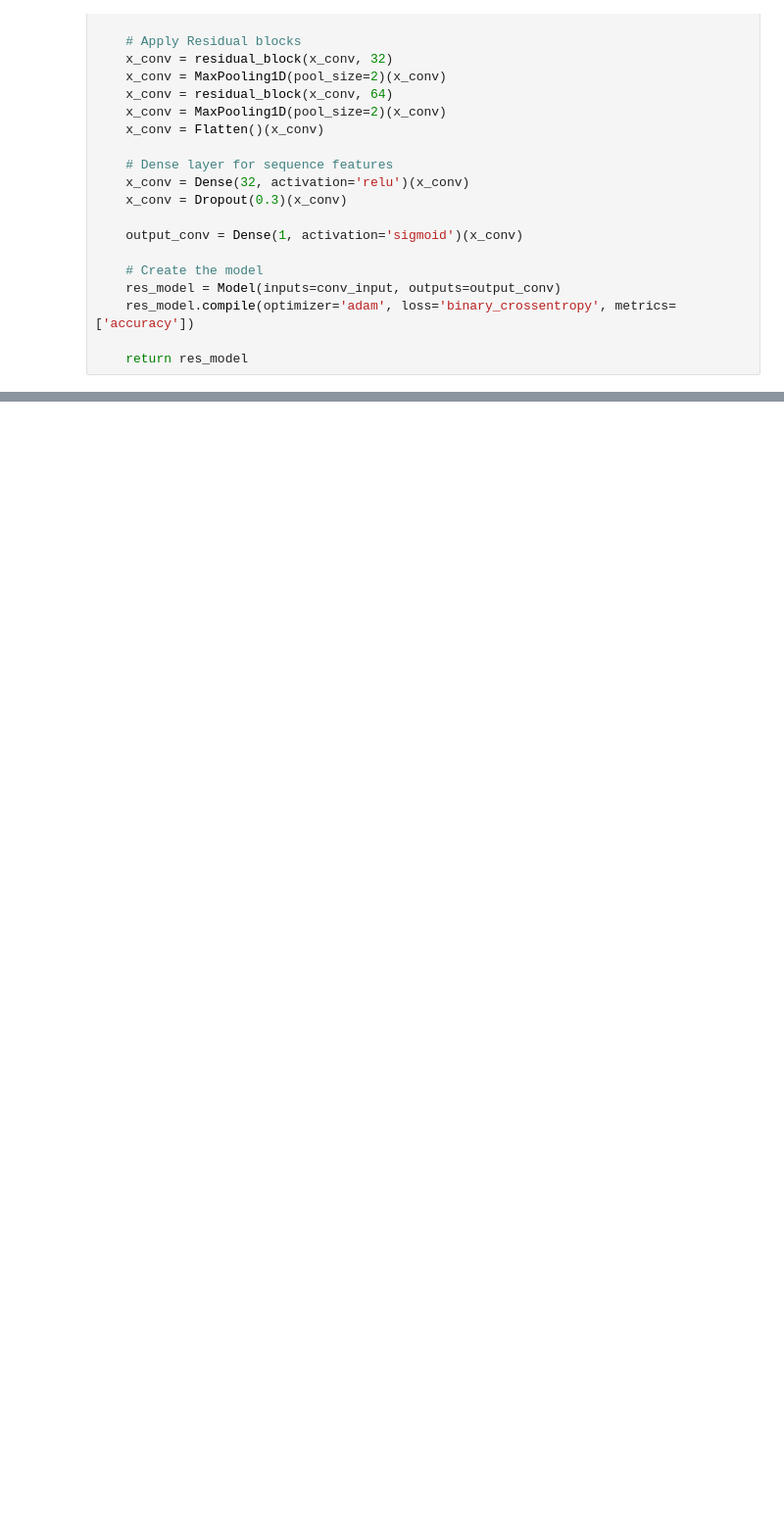
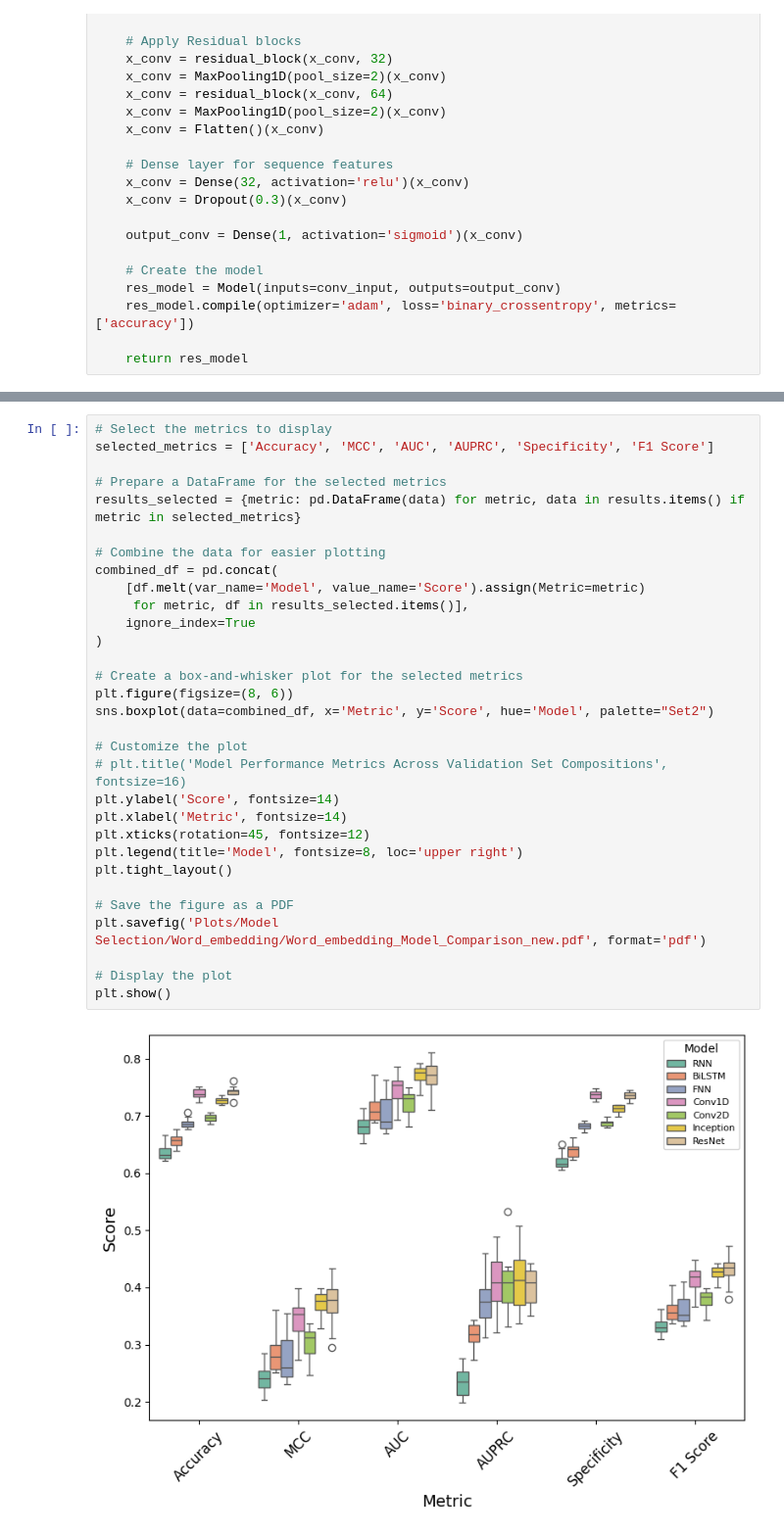
Before and after one commit to Sheldor7701/ResLysEmbed, a Jupyter notebook: Codes/word_embed_model_select.ipynb, the cells around one changed output, grey strips where cells are left out. Shown at 98% size. Drawn from its saved outputs; the diff is of its cells as text; blank space fills up the shorter version.

```diff
--- a/Codes/word_embed_model_select.ipynb
+++ b/Codes/word_embed_model_select.ipynb
@@ -449,0 +553,33 @@ F1 Score: 0.3797
+# %%
+# Select the metrics to display
+selected_metrics = ['Accuracy', 'MCC', 'AUC', 'AUPRC', 'Specificity', 'F1 Score']
+
+# Prepare a DataFrame for the selected metrics
+results_selected = {metric: pd.DataFrame(data) for metric, data in results.items() if metric in selected_metrics}
+
+# Combine the data for easier plotting
+combined_df = pd.concat(
+    [df.melt(var_name='Model', value_name='Score').assign(Metric=metric)
+     for metric, df in results_selected.items()],
+    ignore_index=True
+)
+
+# Create a box-and-whisker plot for the selected metrics
+plt.figure(figsize=(8, 6))
+sns.boxplot(data=combined_df, x='Metric', y='Score', hue='Model', palette="Set2")
+
+# Customize the plot
+# plt.title('Model Performance Metrics Across Validation Set Compositions', fontsize=16)
+plt.ylabel('Score', fontsize=14)
+plt.xlabel('Metric', fontsize=14)
+plt.xticks(rotation=45, fontsize=12)
+plt.legend(title='Model', fontsize=8, loc='upper right')
+plt.tight_layout()
+
+# Save the figure as a PDF
+plt.savefig('Plots/Model Selection/Word_embedding/Word_embedding_Model_Comparison_new.pdf', format='pdf')
+
+# Display the plot
+plt.show()
+# %% [output]
+[figure, added]
```
Also changed, not shown: parts of 11 cells of this notebook, 2 other files.
